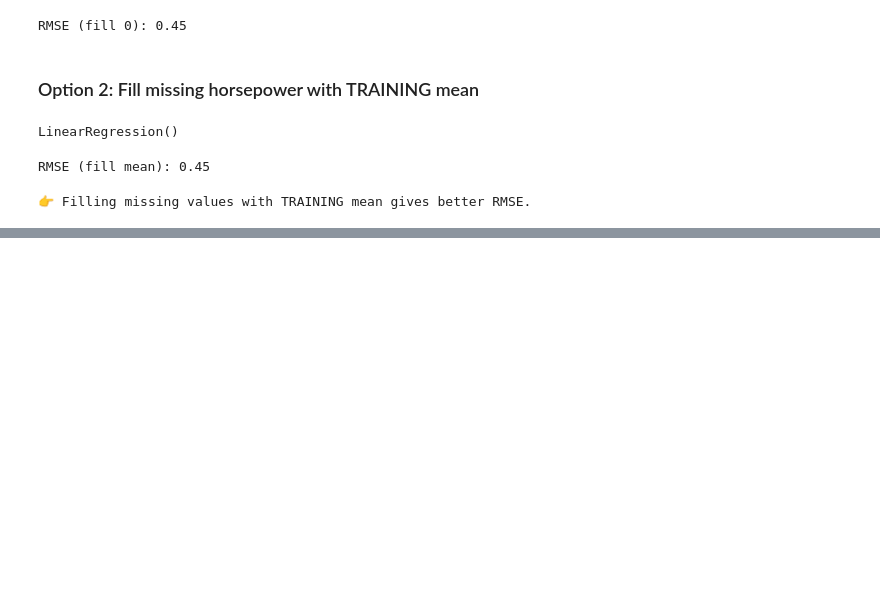
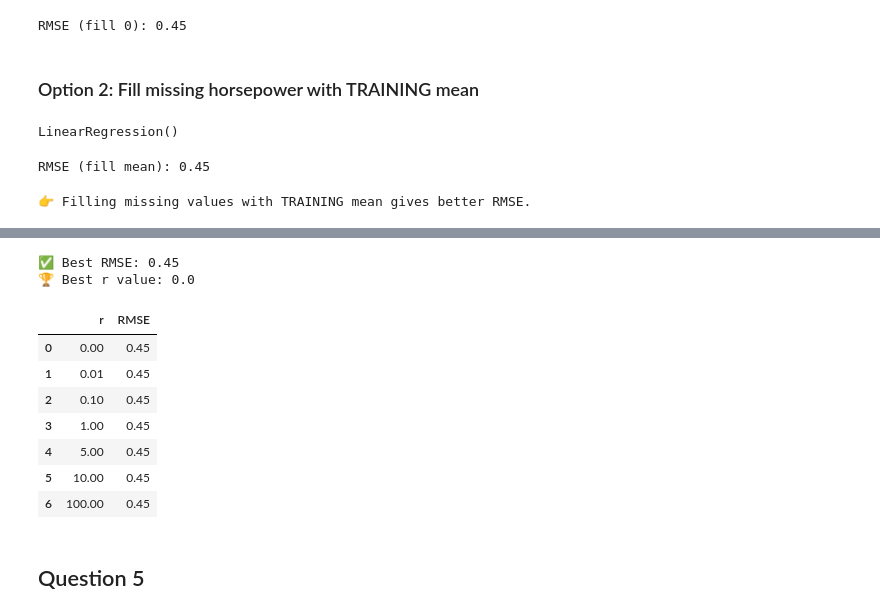
Before and after one commit to sojiadeyanju/mlzoomcamp_2025, a Jupyter notebook: Module 2/module_2_homework.ipynb, the cells around one changed output, grey strips where cells are left out. Cells and saved outputs as stored; diff of their text form; code cells hidden in the pictures; blank space fills up the shorter version.

```diff
--- a/Module 2/module_2_homework.ipynb
+++ b/Module 2/module_2_homework.ipynb
@@ -240,0 +257,29 @@ else:
+# %%
+# Fill missing horsepower with 0 (as specified)
+df_train_ridge = df_train.copy()
+df_val_ridge = df_val.copy()
+
+df_train_ridge['horsepower'] = df_train_ridge['horsepower'].fillna(0)
+df_val_ridge['horsepower'] = df_val_ridge['horsepower'].fillna(0)
+
+X_train = df_train_ridge[features]
+y_train = df_train_ridge[target]
+X_val = df_val_ridge[features]
+y_val = df_val_ridge[target]
+# %%
+# List of regularization strengths
+r_values = [0, 0.01, 0.1, 1, 5, 10, 100]
+results = []
+# %%
+# Train models for each r and evaluate RMSE
+for r in r_values:
+    model = Ridge(alpha=r)
+    model.fit(X_train, y_train)
+
+    y_val_pred = model.predict(X_val)
+    rmse = mean_squared_error(y_val, y_val_pred) ** 0.5
+    results.append((r, round(rmse, 2)))
+# %%
+# Create a results DataFrame for clarity
+df_results = pd.DataFrame(results, columns=['r', 'RMSE'])
+print(df_results)
@@ -240,0 +295,23 @@ else:
+# %%
+# Find the best RMSE and smallest r among ties
+best_rmse = df_results['RMSE'].min()
+best_r = df_results[df_results['RMSE'] == best_rmse]['r'].min()
+
+print(f"\n✅ Best RMSE: {best_rmse}")
+print(f"🏆 Best r value: {best_r}")
+# %% [output]
+✅ Best RMSE: 0.45
+🏆 Best r value: 0.0
+# %%
+df_results
+# %% [output]
+|  | r | RMSE |
+| 0 | 0.00 | 0.45 |
+| 1 | 0.01 | 0.45 |
+| 2 | 0.10 | 0.45 |
+| 3 | 1.00 | 0.45 |
+| 4 | 5.00 | 0.45 |
+| 5 | 10.00 | 0.45 |
+| 6 | 100.00 | 0.45 |
+# %% [markdown]
+## Question 5
```
Also changed, not shown: parts of 21 cells of this notebook.
